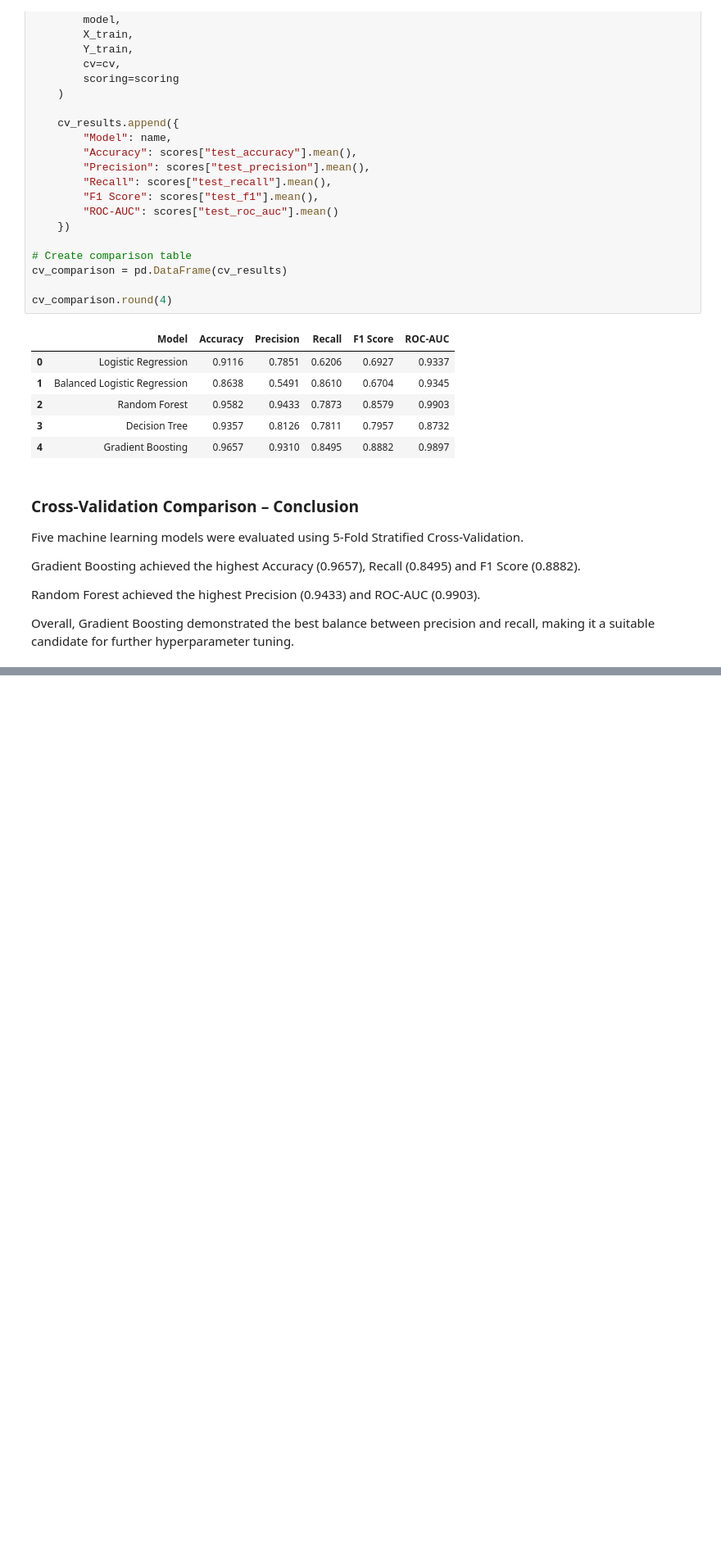
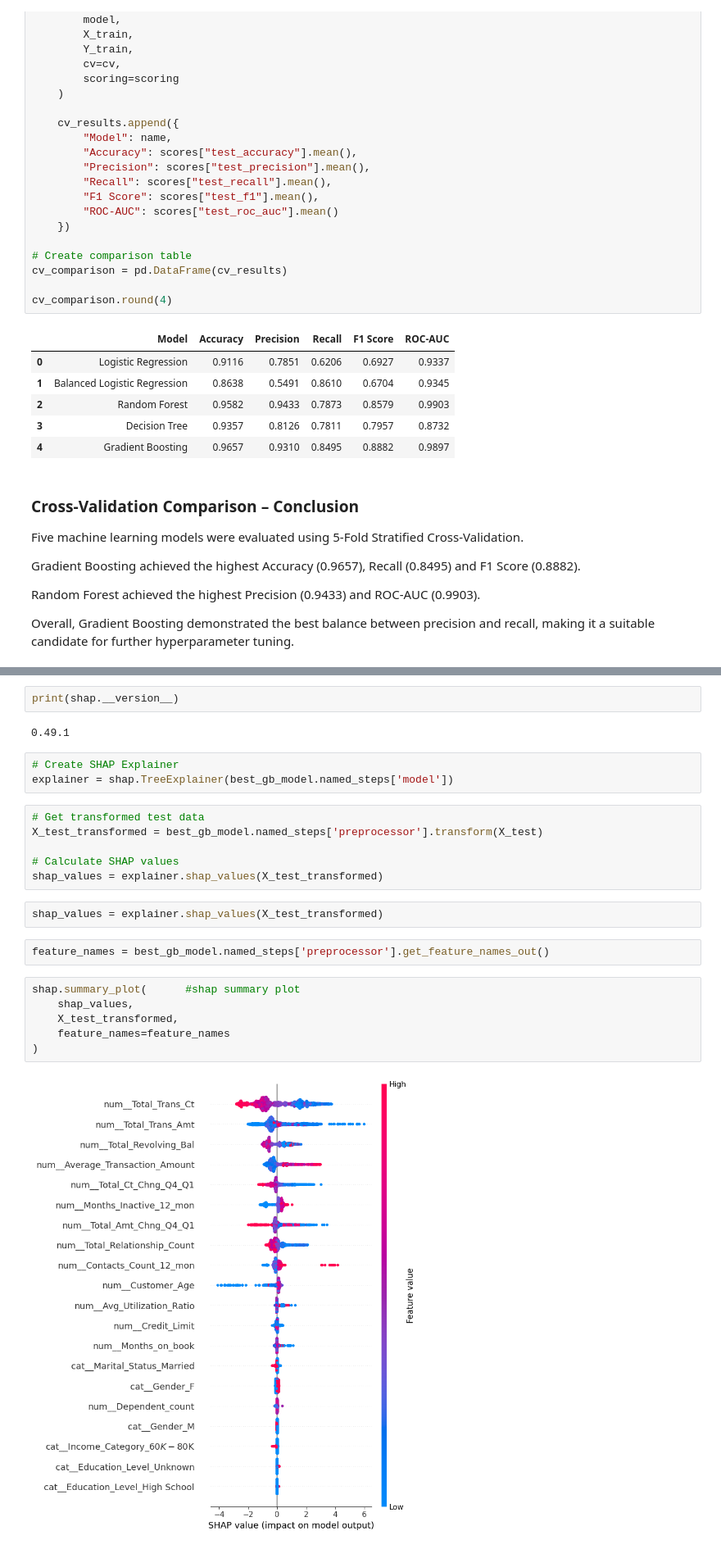
Before and after one commit to abhiramiam005-eng/Bank-Customer-Churn-Prediction, a Jupyter notebook: Bank_Churn_Prediction.ipynb, the cells around one changed output, grey strips where cells are left out. Shown at 82% size. Saved outputs shown, nothing was run; the diff lists cells and outputs as text; blank space fills up the shorter version.

```diff
--- a/Bank_Churn_Prediction.ipynb
+++ b/Bank_Churn_Prediction.ipynb
@@ -1442,0 +1575,25 @@ Overall, Gradient Boosting demonstrated the best balance between precision and r
+# %%
+print(shap.__version__)
+# %% [output]
+0.49.1
+# %%
+# Create SHAP Explainer
+explainer = shap.TreeExplainer(best_gb_model.named_steps['model'])
+# %%
+# Get transformed test data
+X_test_transformed = best_gb_model.named_steps['preprocessor'].transform(X_test)
+
+# Calculate SHAP values
+shap_values = explainer.shap_values(X_test_transformed)
+# %%
+shap_values = explainer.shap_values(X_test_transformed)
+# %%
+feature_names = best_gb_model.named_steps['preprocessor'].get_feature_names_out()
+# %%
+shap.summary_plot(      #shap summary plot
+    shap_values,
+    X_test_transformed,
+    feature_names=feature_names
+)
+# %% [output]
+[figure, added]
```
Also changed, not shown: parts of 27 cells of this notebook, 1 other file.
